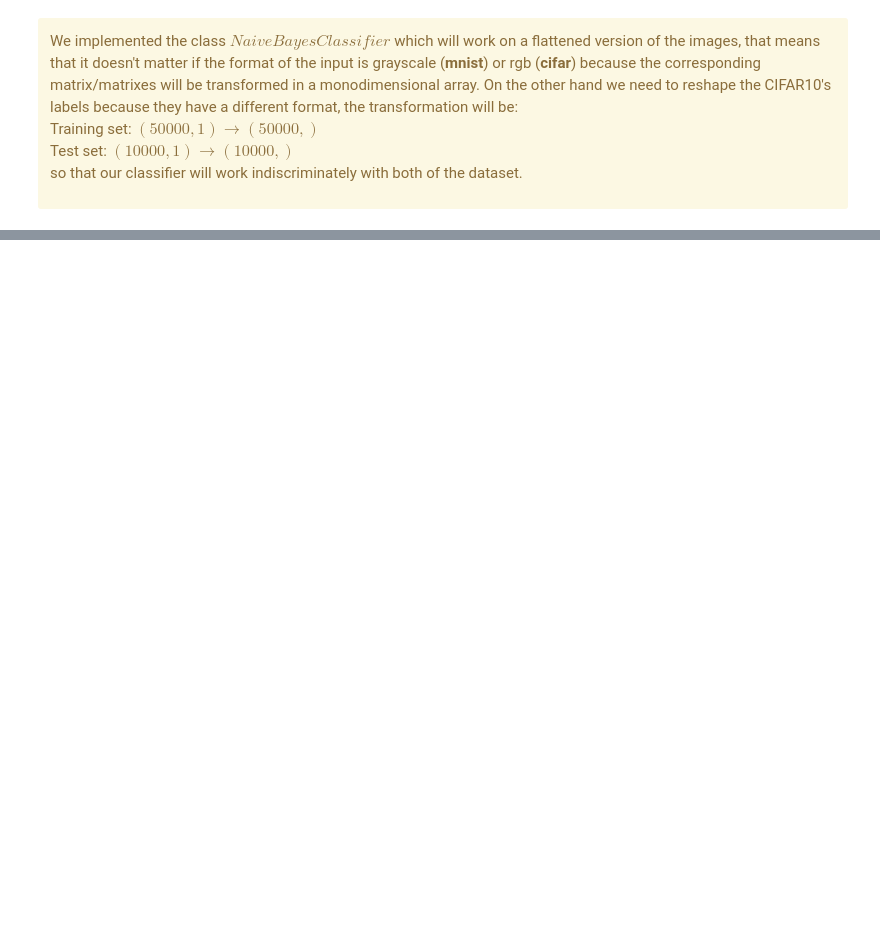
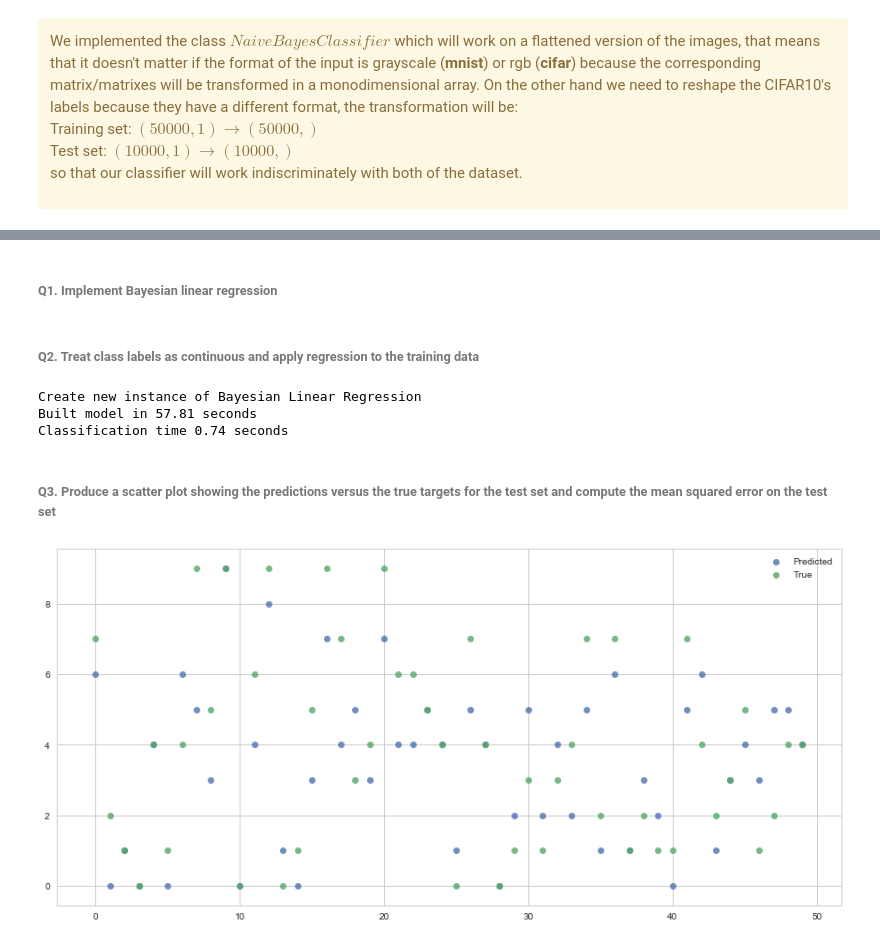
Before and after one commit to alegaballo/ASI, a Jupyter notebook: assesment/assesment.ipynb, the cells around one changed output, grey strips where cells are left out. Saved outputs shown, nothing was run; the diff lists cells and outputs as text; code cells hidden in the pictures; blank space fills up the shorter version.

Commit message:
implement linear regression

```diff
--- a/assesment/assesment.ipynb
+++ b/assesment/assesment.ipynb
@@ -244,0 +265,2 @@ Training time 3.204 s
+# %% [markdown]
+###### Q1. Implement Bayesian linear regression
@@ -244,0 +308,21 @@ Training time 3.204 s
+# %% [markdown]
+###### Q2. Treat class labels as continuous and apply regression to the training data
+# %%
+blr = BayesianLinearRegression()
+blr.fit(mnist_train, mnist_train_label, order=3)
+mnist_predicted_blr = blr.predict(mnist_test)
+print("Classification accuracy {:.2f}%".format(accuracy_score(mnist_predicted_blr, mnist_test_label)*100))
+# %% [output]
+Create new instance of Bayesian Linear Regression
+Built model in 57.81 seconds
+Classification time 0.74 seconds
+# %% [markdown]
+###### Q3. Produce a scatter plot showing the predictions versus the true targets for the test set and compute the mean squared error on the test set
+# %%
+plt.figure(figsize=(15,7))
+sns.regplot(np.arange(50), mnist_predicted_blr[:50], fit_reg=False, label='Predicted')
+sns.regplot(np.arange(50), mnist_test_label[:50], fit_reg=False, label='True')
+plt.legend()
+plt.show()
+# %% [output]
+[figure, added]
```
Also changed, not shown: parts of 9 cells of this notebook.
